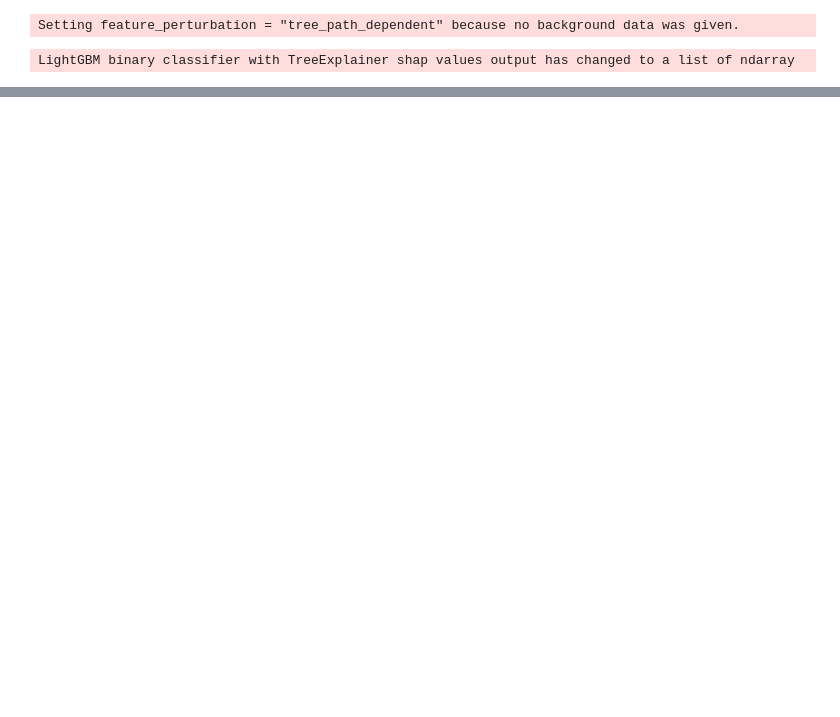
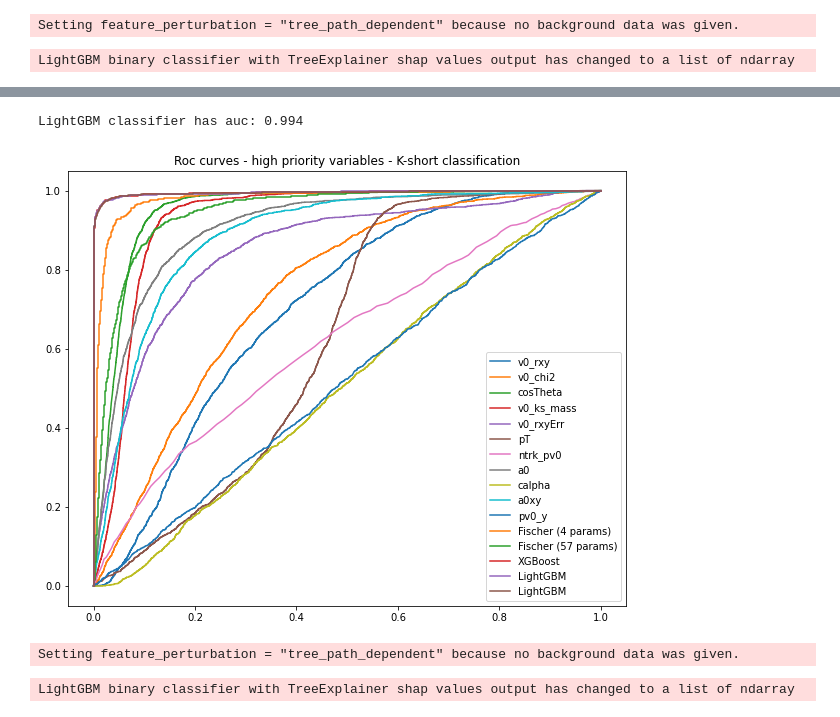
Before and after one commit to JohannSeverin/PUK_ml_high, a Jupyter notebook: Fischer for classifying.ipynb, the cells around one changed output, grey strips where cells are left out. Cells and saved outputs as stored; diff of their text form; code cells hidden in the pictures; blank space fills up the shorter version.

```diff
--- a/Fischer for classifying.ipynb
+++ b/Fischer for classifying.ipynb
@@ -267,0 +268,30 @@ shap.summary_plot(shap_values, test_X)
+# %%
+keep_feature_amount = 15
+features = test_X.columns[np.argsort(abs(shap_values[0]).mean(0))[::-1]][:keep_feature_amount]
+features = list(features)
+# %%
+from xgboost import XGBClassifier
+
+# Setup train and test data for xgboost
+train_X = df_all_norm.loc[:train_amount- 1, features]
+train_Y = df_all_label[:train_amount]
+test_X = df_all_norm.loc[train_amount:, features]
+test_Y = df_all_label[train_amount:]
+# %%
+model = LGBMClassifier().fit(train_X, train_Y)
+
+score = model.predict_proba(test_X)
+
+auc = roc_auc_score(df_all_label[train_amount:], score[:, 1])
+aucs['lgb'] = auc
+
+print(f"LightGBM classifier has auc: {auc:.3f}")
+
+x, y, _ = roc_curve(df_all_label[train_amount:], score[:, 1])
+
+ax.plot(x, y, label = "LightGBM")
+ax.legend(loc = "lower right")
+fig
+# %% [output]
+LightGBM classifier has auc: 0.994
+[figure, added]
@@ -267,0 +324,10 @@ shap.summary_plot(shap_values, test_X)
+# %%
+explain_set = test_X.iloc[:1000, :]
+explainer = shap.TreeExplainer(model)
+# %% [output]
+Setting feature_perturbation = "tree_path_dependent" because no background data was given.
+# %%
+shap_values = explainer.shap_values(explain_set)
+# interaction_values = explainer.shap_interaction_values(explain_set)
+# %% [output]
+LightGBM binary classifier with TreeExplainer shap values output has changed to a list of ndarray
```
Also changed, not shown: parts of 7 cells of this notebook, 8 other files.
